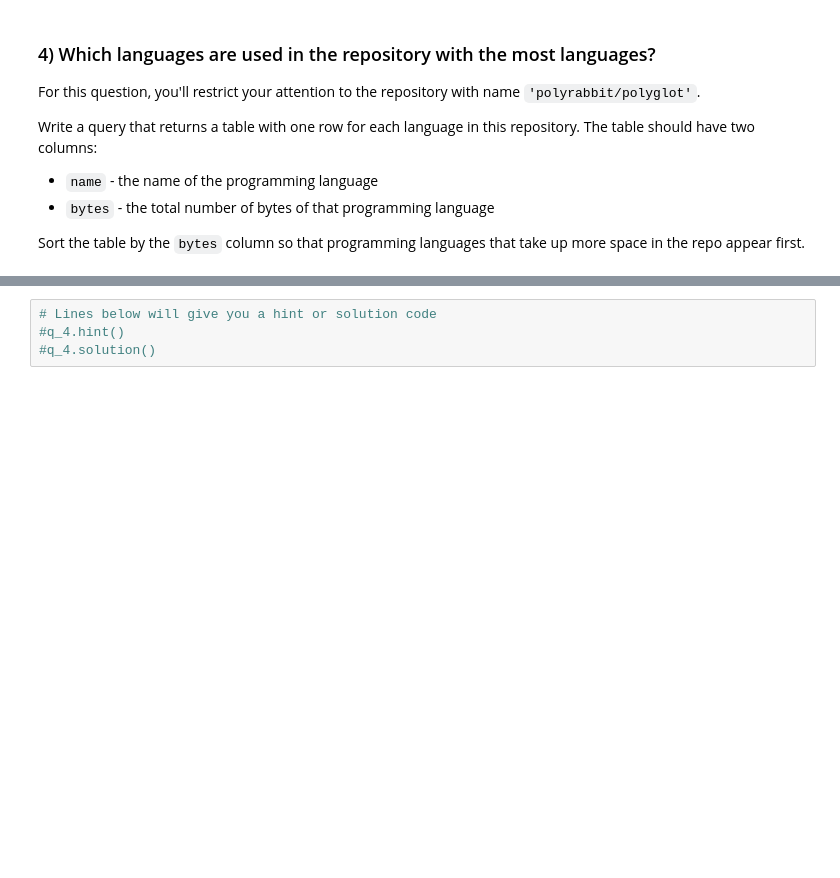
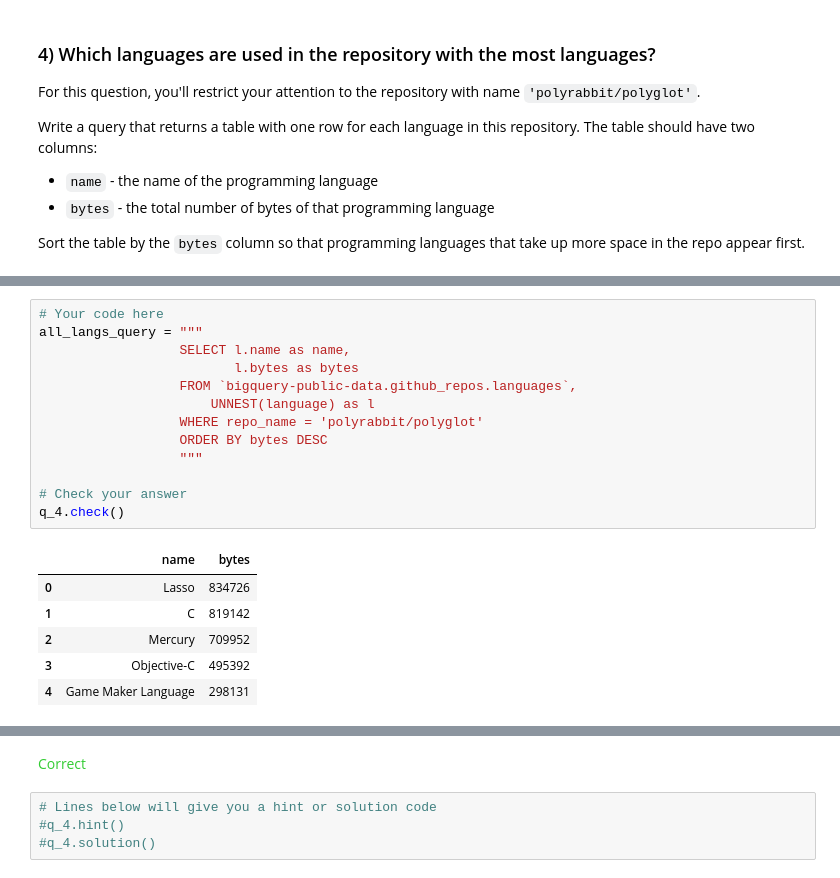
Before and after one commit to sjhaluck/Analyze-AB-Test-Results, a Jupyter notebook: exercise-nested-and-repeated-data.ipynb, the cells around one changed output, grey strips where cells are left out. Cells and saved outputs as stored; diff of their text form; blank space fills up the shorter version.

```diff
--- a/exercise-nested-and-repeated-data.ipynb
+++ b/exercise-nested-and-repeated-data.ipynb
@@ -205,0 +208,20 @@ q_4.check()
+# %%
+# Your code here
+all_langs_query = """
+                  SELECT l.name as name,
+                         l.bytes as bytes
+                  FROM `bigquery-public-data.github_repos.languages`,
+                      UNNEST(language) as l
+                  WHERE repo_name = 'polyrabbit/polyglot'
+                  ORDER BY bytes DESC
+                  """
+
+# Check your answer
+q_4.check()
+# %% [output]
+|  | name | bytes |
+| 0 | Lasso | 834726 |
+| 1 | C | 819142 |
+| 2 | Mercury | 709952 |
+| 3 | Objective-C | 495392 |
+| 4 | Game Maker Language | 298131 |
@@ -206,3 +229,4 @@ q_4.check()
+<span style="color:#33cc33">Correct</span>
 # %%
 # Lines below will give you a hint or solution code
 #q_4.hint()
```
Also changed, not shown: parts of 4 cells of this notebook.
